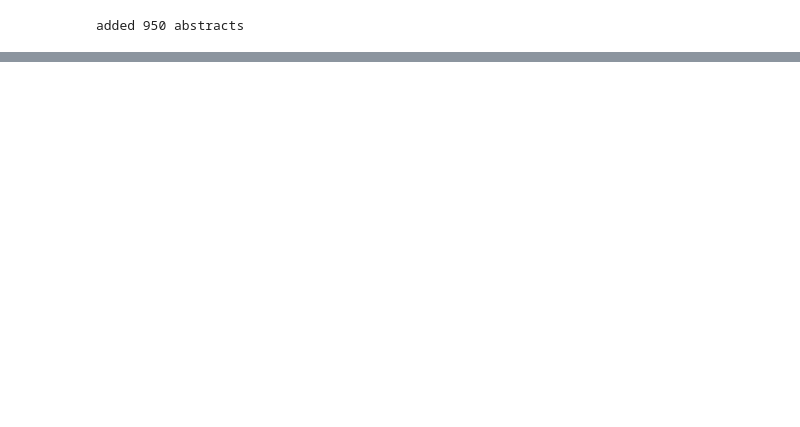
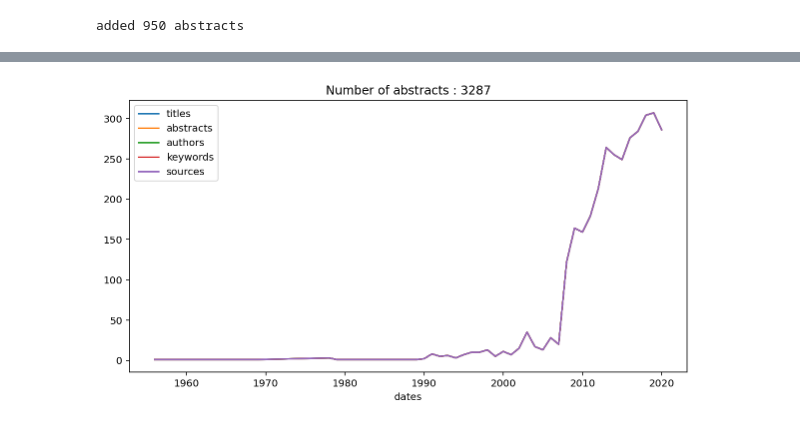
Before and after one commit to NitramAnaip/ImpAgt, a Jupyter notebook: PubAg_exploration.ipynb, the cells around one changed output, grey strips where cells are left out. Cells and saved outputs as stored; diff of their text form; code cells hidden in the pictures; blank space fills up the shorter version.

Commit message:
count per year

```diff
--- a/PubAg_exploration.ipynb
+++ b/PubAg_exploration.ipynb
@@ -5,5 +10,5 @@ from collections import Counter
 # %%
-with open('pubag_abs_dict.json', 'r') as read_file:
+with open('abs_dict_pubag.json', 'r') as read_file:
     abstract_dict = json.load(read_file)
 
 start_len = len(abstract_dict['id'])
@@ -38,10 +43,8 @@ with open('pubag_abs_dict.json', 'w+') as f:
 # %% [output]
 added 950 abstracts
 # %%
-with open('pubag_abs_dict.json', 'r') as read_file:
+with open('abs_dict_pubag.json', 'r') as read_file:
     abstract_dict = json.load(read_file)
-print(len(abstract_dict['id']))
 
 abstract_df = pd.DataFrame.from_dict(abstract_dict)
 abstract_df.head()
-print(abstract_df.shape)
@@ -71,0 +58,15 @@ print(end-start)
+# %%
+keyword = "milk"
+max_date = 2020
+inter_df = abstract_df[abstract_df['abstracts'].str.contains(keyword)]
+inter_df = inter_df.astype({'dates': 'int32'})
+inter_df = inter_df[(inter_df.dates > 1950) & (inter_df.dates <= max_date)]
+inter_df.head()
+
+fig, ax = plt.subplots(1, 1,figsize=(10,5))
+inter_df.groupby('dates').count().plot(ax=ax)
+ax.legend()
+plt.title("Number of abstracts : {}".format(inter_df.shape[0]))
+plt.show()
+# %% [output]
+[figure, added]
```
Also changed, not shown: parts of 4 cells of this notebook.
